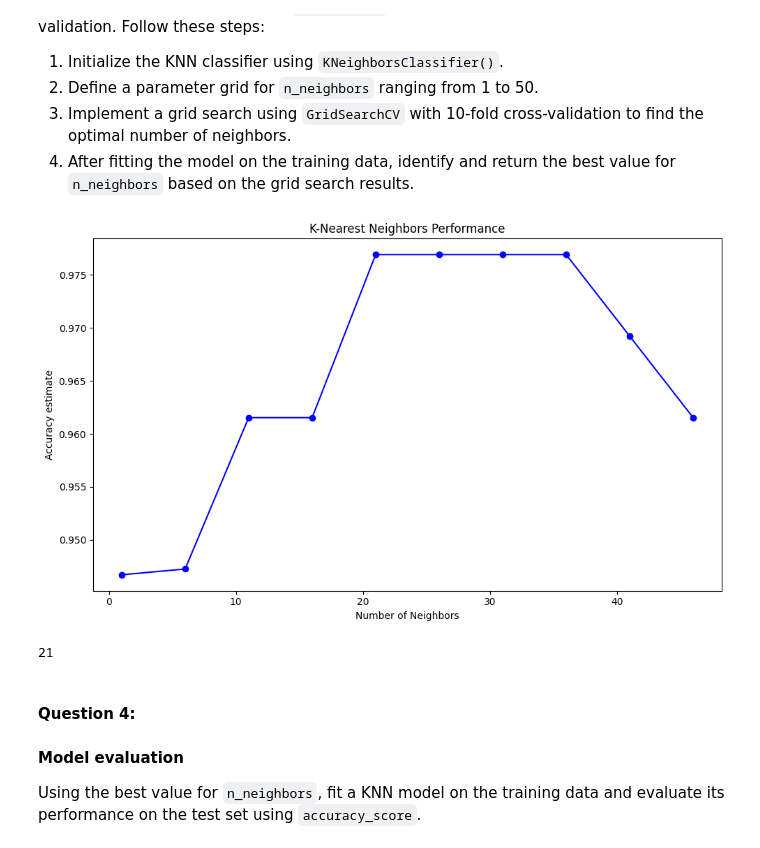
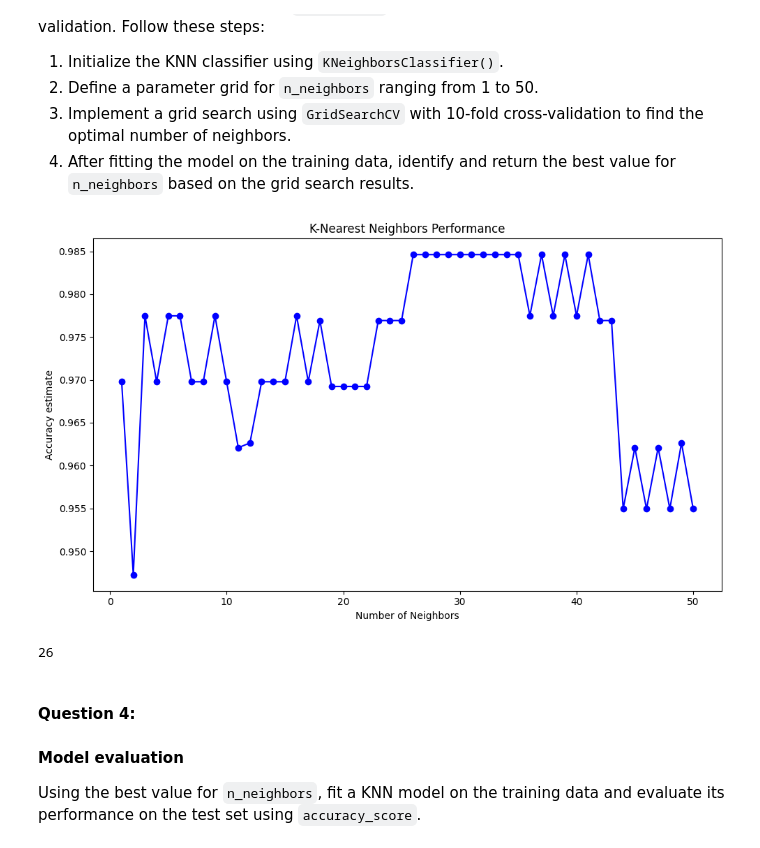
Before and after one commit to sumitraybardhan/LCR, a Jupyter notebook: 02_activities/assignments/assignment_1.ipynb, the cells around one changed output. Saved outputs shown, nothing was run; the diff lists cells and outputs as text; code cells hidden in the pictures.

```diff
--- a/02_activities/assignments/assignment_1.ipynb
+++ b/02_activities/assignments/assignment_1.ipynb
@@ -203,7 +211,7 @@ Perform a grid search to tune the `n_neighbors` hyperparameter using 10-fold cro
 4. After fitting the model on the training data, identify and return the best value for `n_neighbors` based on the grid search results.
 # %%
 # Predictors and outcome for training data
-X_train = wine_train.drop(columns=['class'])
+X_train = wine_train [['alcohol', 'malic_acid', 'ash', 'alcalinity_of_ash', 'magnesium','total_phenols','flavanoids', 'nonflavanoid_phenols', 'proanthocyanins', 'color_intensity', 'hue', 'od280/od315_of_diluted_wines', 'proline']]
 y_train = wine_train['class']
 
 # Initialize the KNN classifier
@@ -211,41 +219,41 @@ knn = KNeighborsClassifier()
 
 # Define the parameter grid for 'n_neighbors'
 parameter_grid = {
-    "n_neighbors": range(1, 50, 5),
+    "n_neighbors": range(1, 51),
 }
 
 # Implement GridSearchCV for hyperparameter tuning
 wine_tune_grid = GridSearchCV(
     estimator=knn,
     param_grid=parameter_grid,
     cv=10
 )
 
 wine_tune_grid.fit(
     X_train, y_train
 )
 
 # Create the plot
 accuracies_grid = pd.DataFrame(wine_tune_grid.cv_results_)
 
 plt.figure(figsize=(10, 6))
 
 # Plot mean test scores with error bars
 plt.plot(accuracies_grid['param_n_neighbors'], accuracies_grid['mean_test_score'], '-o', color='blue')
 
 # Add labels and legend
 plt.xlabel('Number of Neighbors')
 plt.ylabel('Accuracy estimate')
 plt.title('K-Nearest Neighbors Performance')
 plt.tight_layout()
 plt.show()
 
 # Get the best 'k' value
 best_k = wine_tune_grid.best_params_['n_neighbors']
 print(best_k)
 # %% [output]
-[figure, old version]
+[figure, new version]
-21
+26
 # %% [markdown]
 #### **Question 4:**
 #### Model evaluation
```
Also changed, not shown: parts of 5 cells of this notebook.
